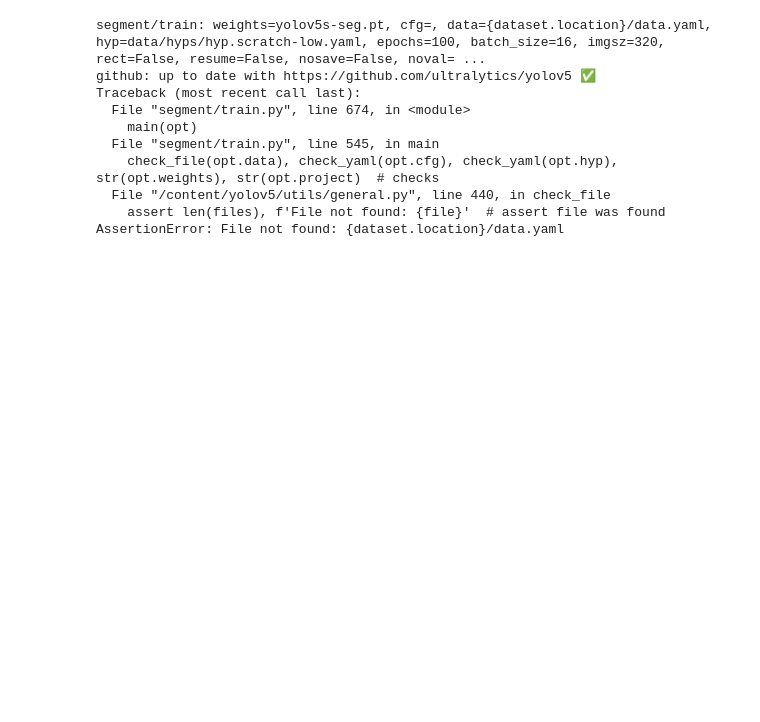
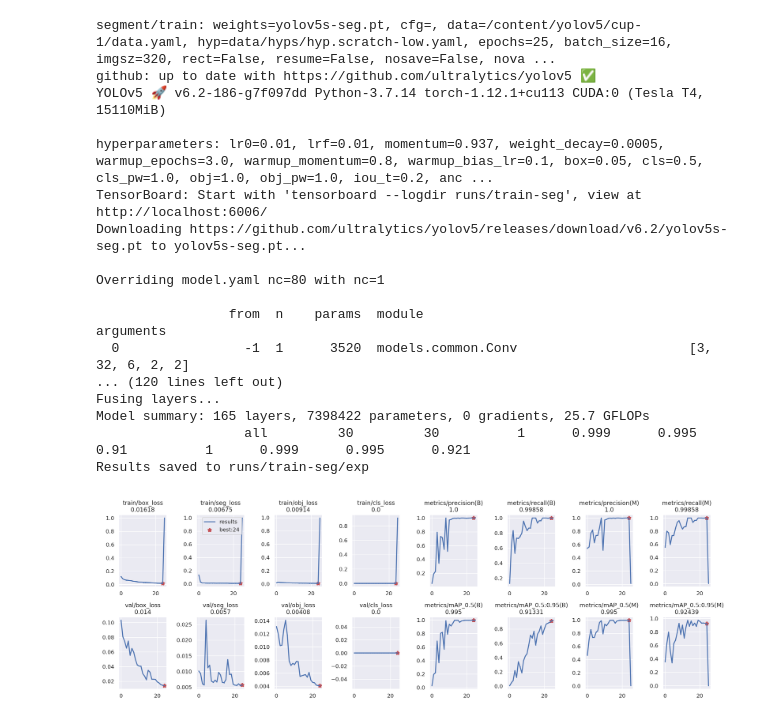
Before and after one commit to ducanhho2296/YoloV5_Segmentation_ONNX, a Jupyter notebook: yolov5_instance_segmentation.ipynb, the cells around one changed output. Cells and saved outputs as stored; diff of their text form; code cells hidden in the pictures; blank space fills up the shorter version.

```diff
--- a/yolov5_instance_segmentation.ipynb
+++ b/yolov5_instance_segmentation.ipynb
@@ -40,0 +45,5 @@ Downloading Dataset Version Zip in cup-1 to yolov5pytorch: 100% [1425433 / 14254
+# %%
+%cd ../datasets/
+rf = Roboflow(api_key="Auk83XdKiKaoEJlEUjWY")
+project = rf.workspace("fpt-university-1tkhk").project("cup-lptfc")
+dataset = project.version(1).download("yolov5")
@@ -55,14 +72,22 @@ Downloading https://github.com/ultralytics/yolov5/releases/download/v6.2/yolov5x
 # %%
-!python segment/train.py --img 320 --batch 16 --epochs 100 --data {dataset.location}/data.yaml --weights yolov5s-seg.pt
-#display.Image(filename=f'runs/train-seg/exp/results.png', width=1200)
+!python segment/train.py --img 320 --batch 16 --epochs 25 --data {dataset.location}/data.yaml --weights yolov5s-seg.pt
+display.Image(filename=f'runs/train-seg/exp/results.png', width=1200)
 # %% [output]
-segment/train: weights=yolov5s-seg.pt, cfg=, data={dataset.location}/data.yaml, hyp=data/hyps/hyp.scratch-low.yaml, epochs=100, batch_size=16, imgsz=320, rect=False, resume=False, nosave=False, noval= ...
+segment/train: weights=yolov5s-seg.pt, cfg=, data=/content/yolov5/cup-1/data.yaml, hyp=data/hyps/hyp.scratch-low.yaml, epochs=25, batch_size=16, imgsz=320, rect=False, resume=False, nosave=False, nova ...
 github: up to date with https://github.com/ultralytics/yolov5 ✅
-Traceback (most recent call last):
-  File "segment/train.py", line 674, in <module>
-    main(opt)
-  File "segment/train.py", line 545, in main
-    check_file(opt.data), check_yaml(opt.cfg), check_yaml(opt.hyp), str(opt.weights), str(opt.project)  # checks
-  File "/content/yolov5/utils/general.py", line 440, in check_file
-    assert len(files), f'File not found: {file}'  # assert file was found
-AssertionError: File not found: {dataset.location}/data.yaml
+YOLOv5 🚀 v6.2-186-g7f097dd Python-3.7.14 torch-1.12.1+cu113 CUDA:0 (Tesla T4, 15110MiB)
+
+hyperparameters: lr0=0.01, lrf=0.01, momentum=0.937, weight_decay=0.0005, warmup_epochs=3.0, warmup_momentum=0.8, warmup_bias_lr=0.1, box=0.05, cls=0.5, cls_pw=1.0, obj=1.0, obj_pw=1.0, iou_t=0.2, anc ...
+TensorBoard: Start with 'tensorboard --logdir runs/train-seg', view at http://localhost:6006/
+Downloading https://github.com/ultralytics/yolov5/releases/download/v6.2/yolov5s-seg.pt to yolov5s-seg.pt...
+
+Overriding model.yaml nc=80 with nc=1
+
+                 from  n    params  module                                  arguments
+  0                -1  1      3520  models.common.Conv                      [3, 32, 6, 2, 2]
+... (120 lines left out)
+Fusing layers...
+Model summary: 165 layers, 7398422 parameters, 0 gradients, 25.7 GFLOPs
+                   all         30         30          1      0.999      0.995       0.91          1      0.999      0.995      0.921
+Results saved to runs/train-seg/exp
+[figure, added]
```
Also changed, not shown: parts of 6 cells of this notebook.
